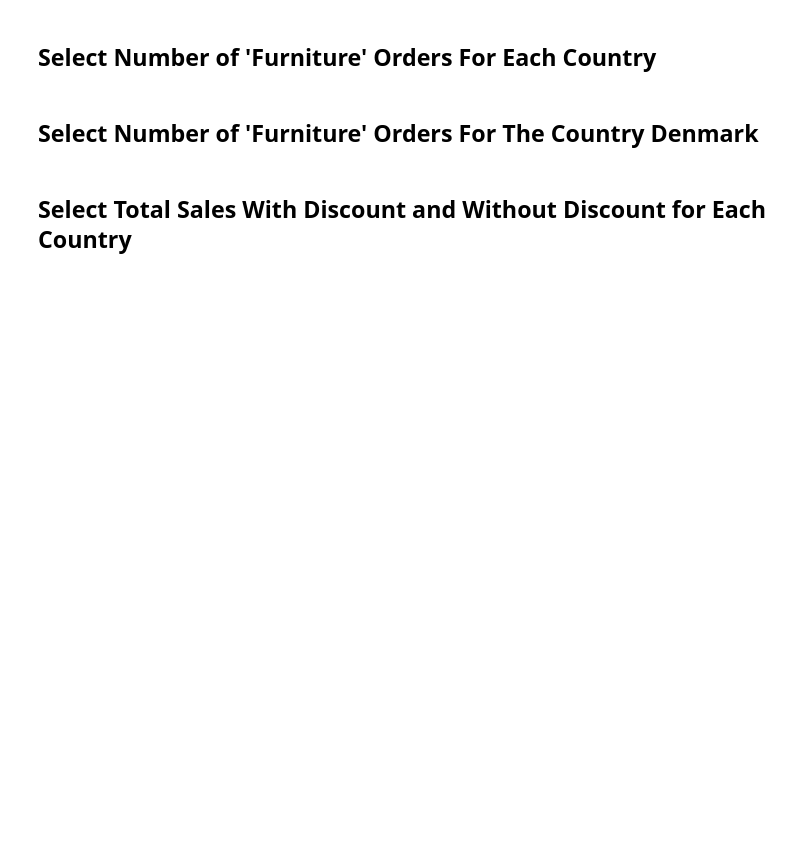
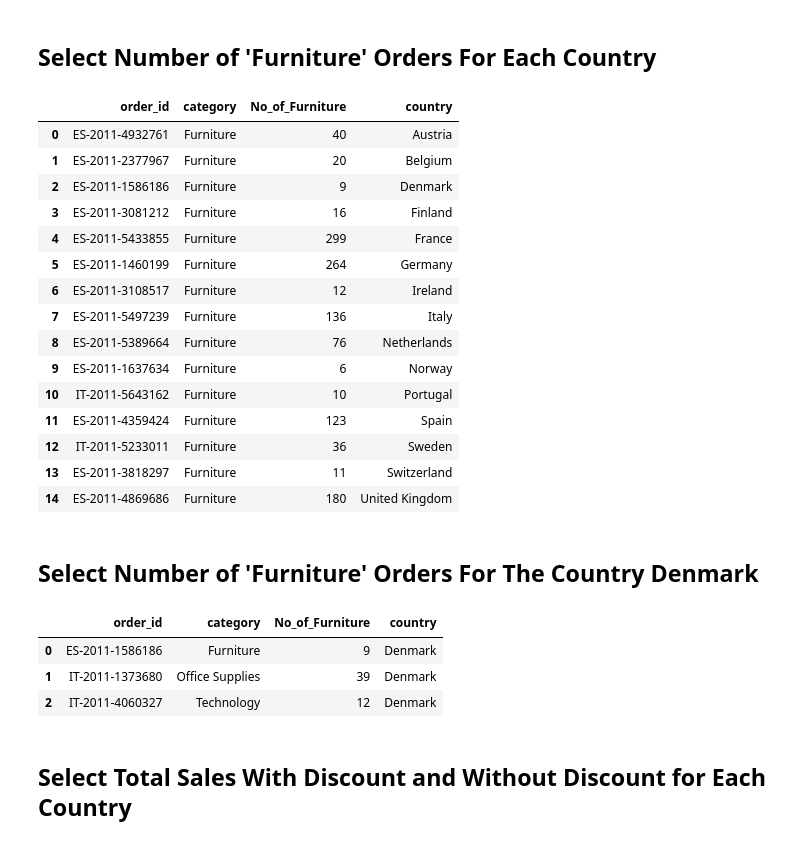
Before and after one commit to Anna-HuangJ/Anna_Repository, a Jupyter notebook: Labs/Lab 2/IOD_Lab 2.1.3.ipynb, the cells around one changed output. Saved outputs shown, nothing was run; the diff lists cells and outputs as text; code cells hidden in the pictures; blank space fills up the shorter version.

```diff
--- a/Labs/Lab 2/IOD_Lab 2.1.3.ipynb
+++ b/Labs/Lab 2/IOD_Lab 2.1.3.ipynb
@@ -460,2 +768,35 @@ orders_head_10
+# %%
+# Select Number of 'Furniture' Orders For Each Country
+query = """
+        SELECT orders_pandas.order_id, orders_break_down_pandas.category, COUNT(orders_break_down_pandas.category) AS No_of_Furniture, orders_pandas.country
+        FROM orders_pandas
+        INNER JOIN orders_break_down_pandas ON orders_pandas.order_id=orders_break_down_pandas.order_id
+        WHERE orders_break_down_pandas.category = "Furniture"
+        GROUP BY orders_pandas.country
+        ;
+        """
+
+
+
+
+orders_head_10 = sql.read_sql(query, con=db_connection)
+orders_head_10
+# %% [output]
+|  | order_id | category | No_of_Furniture | country |
+| 0 | ES-2011-4932761 | Furniture | 40 | Austria |
+| 1 | ES-2011-2377967 | Furniture | 20 | Belgium |
+| 2 | ES-2011-1586186 | Furniture | 9 | Denmark |
+| 3 | ES-2011-3081212 | Furniture | 16 | Finland |
+| 4 | ES-2011-5433855 | Furniture | 299 | France |
+| 5 | ES-2011-1460199 | Furniture | 264 | Germany |
+| 6 | ES-2011-3108517 | Furniture | 12 | Ireland |
+| 7 | ES-2011-5497239 | Furniture | 136 | Italy |
+| 8 | ES-2011-5389664 | Furniture | 76 | Netherlands |
+| 9 | ES-2011-1637634 | Furniture | 6 | Norway |
+| 10 | IT-2011-5643162 | Furniture | 10 | Portugal |
+| 11 | ES-2011-4359424 | Furniture | 123 | Spain |
+| 12 | IT-2011-5233011 | Furniture | 36 | Sweden |
+| 13 | ES-2011-3818297 | Furniture | 11 | Switzerland |
+| 14 | ES-2011-4869686 | Furniture | 180 | United Kingdom |
 # %% [markdown]
 ## Select Number of 'Furniture' Orders For The Country Denmark
@@ -464,2 +803,25 @@ orders_head_10
+# %%
+# Select Number of 'Furniture' Orders For The Country Denmark
+query = """
+        SELECT orders_pandas.order_id, orders_break_down_pandas.category, COUNT(orders_break_down_pandas.category) AS No_of_Furniture, orders_pandas.country
+        FROM orders_pandas
+        INNER JOIN orders_break_down_pandas ON orders_pandas.order_id=orders_break_down_pandas.order_id
+        WHERE orders_pandas.country = "Denmark"
+        GROUP BY orders_break_down_pandas.category
+        ;
+        """
+
+
+
+
+orders_head_10 = sql.read_sql(query, con=db_connection)
+orders_head_10
+
+#HOW to extract that furniture out...
+# %% [output]
+|  | order_id | category | No_of_Furniture | country |
+| 0 | ES-2011-1586186 | Furniture | 9 | Denmark |
+| 1 | IT-2011-1373680 | Office Supplies | 39 | Denmark |
+| 2 | IT-2011-4060327 | Technology | 12 | Denmark |
 # %% [markdown]
 ## Select Total Sales With Discount and Without Discount for Each Country
```
Also changed, not shown: parts of 41 cells of this notebook.
